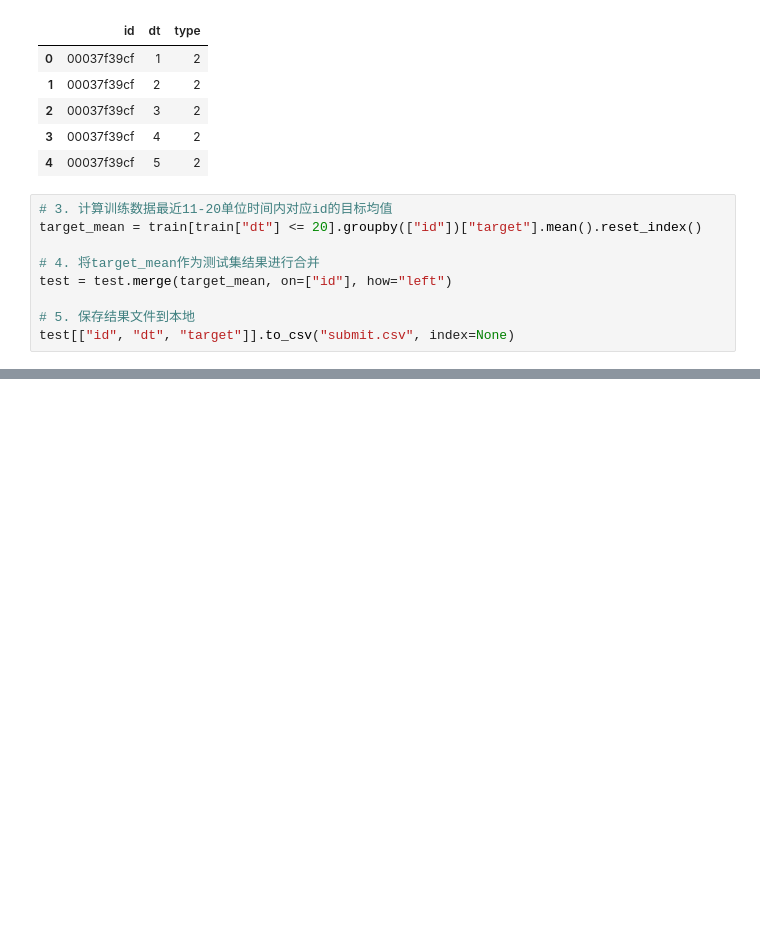
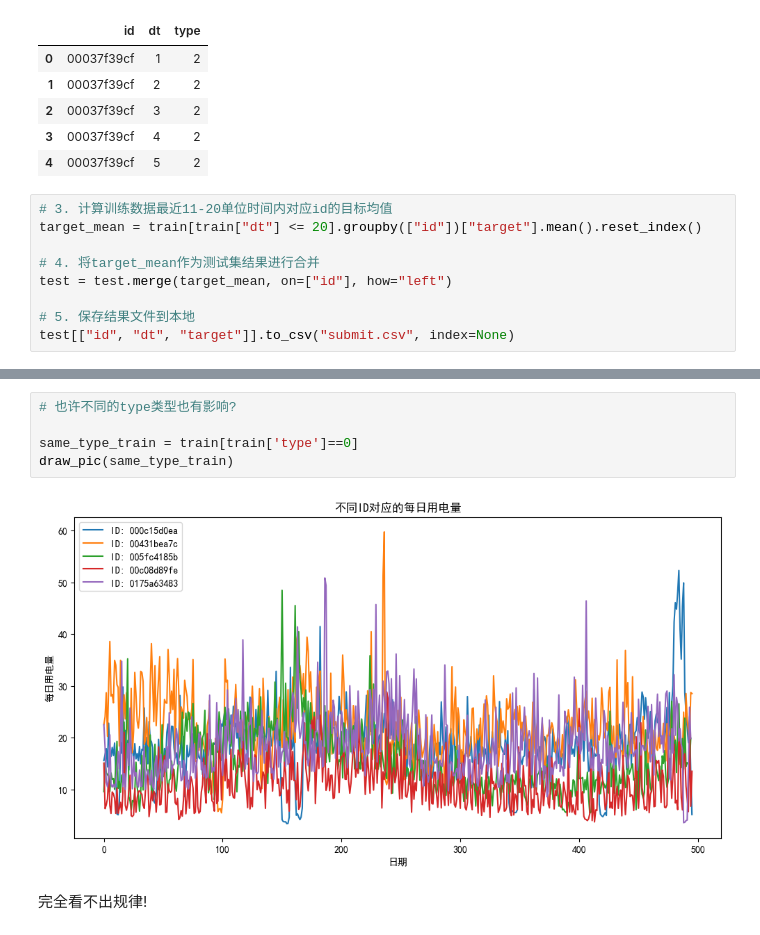
Before and after one commit to machenme/Datawhale, a Jupyter notebook: power_predict/main.ipynb, the cells around one changed output, grey strips where cells are left out. Drawn from its saved outputs; the diff is of its cells as text; blank space fills up the shorter version.

```diff
--- a/power_predict/main.ipynb
+++ b/power_predict/main.ipynb
@@ -39,0 +69,9 @@ test[["id", "dt", "target"]].to_csv("submit.csv", index=None)
+# %%
+# 也许不同的type类型也有影响?
+
+same_type_train = train[train['type']==0]
+draw_pic(same_type_train)
+# %% [output]
+[figure, added]
+# %% [markdown]
+完全看不出规律!
```
Also changed, not shown: parts of 9 cells of this notebook, 2 other files.
